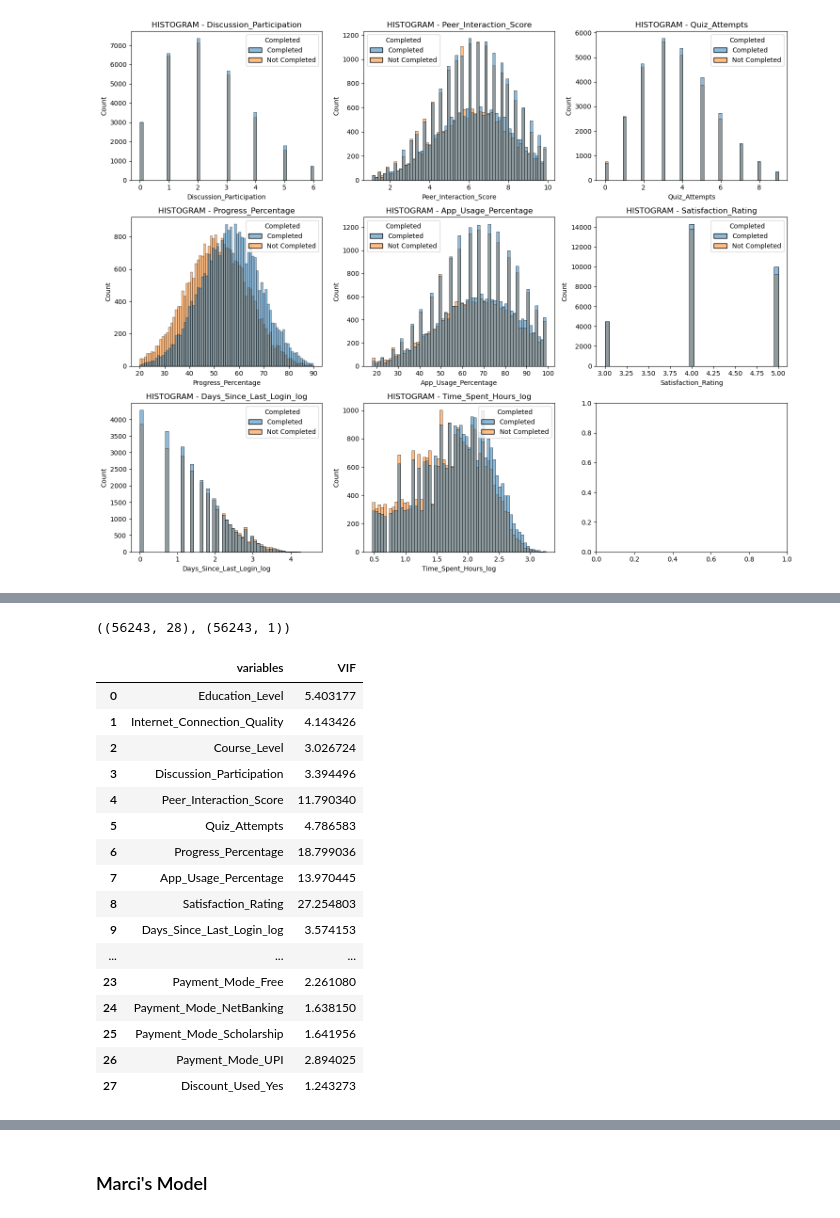
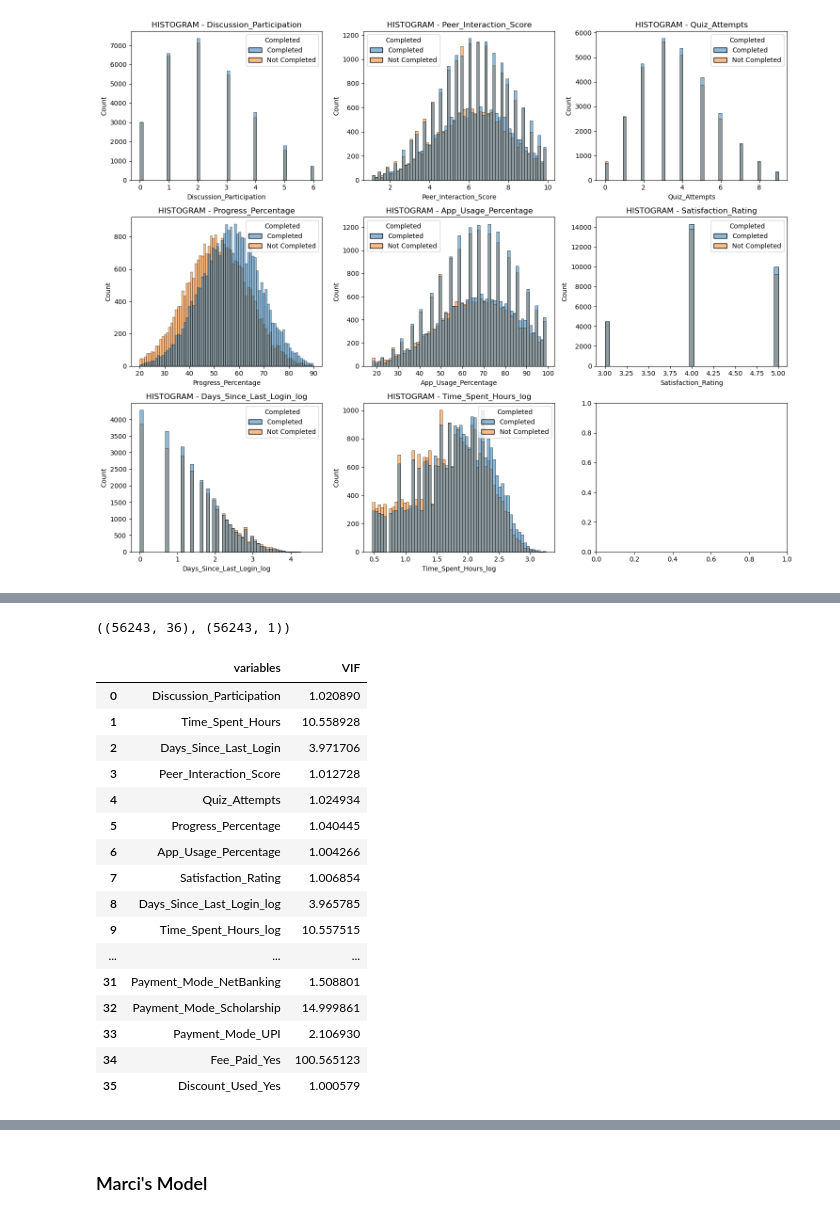
Before and after one commit to AkeemSemperDataScience/data3450-project-v1251-group_1, a Jupyter notebook: START_Project.ipynb, the cells around one changed output, grey strips where cells are left out. Drawn from its saved outputs; the diff is of its cells as text; code cells hidden in the pictures.

```diff
--- a/START_Project.ipynb
+++ b/START_Project.ipynb
@@ -275,7 +234,7 @@ memory usage: 7.1 MB
 # %%
 # Explore data distribution, check for outliers - CATEGORICAL FEATURES
 
-sub_rows = len(cat_list) // 3 + 1                                           # Use length of columns as number of subplot rows
+sub_rows = (len(cat_list)+1) // 3                                           # Use length of columns as number of subplot rows
 sub_cols = 3                                                                # Number of subplot columns
 
 fig, ax = plt.subplots(sub_rows, sub_cols, figsize=(15,4*sub_rows))         # Create subplots based on number of columns in list
@@ -374,8 +333,20 @@ for i, column in enumerate(num_list):
 plt.show()
 # %% [output]
 [figure]
+# %%
+
+## Split data into features (X) and target (y)
+
+dfY = df2[TARGET_COL]  # TARGET_COL = "Completed"
+
+# Drop target + drop raw skewed columns (keep the log versions instead)
+dfX = df2.drop(columns=[
+    TARGET_COL,
+    "Days_Since_Last_Login",
+    "Time_Spent_Hours"
+])
 # %%
 # Split data into features (Xs) and target (Y)
 
-dfY = df2['Completed']                                                                  # Target
-dfX = df2.drop(columns={'Completed', 'Days_Since_Last_Login', 'Time_Spent_Hours'})      # Features - drop log-normal data, keep log-transformed
+# dfY = df2['Completed']                  # Target
+# dfX = df2.drop(columns={'Completed'})   # Features
@@ -386,20 +353,6 @@ dfY = dfY.map({'Completed': True, 'Not Completed': False}).astype(float)
 # %%
-# Encode nominal features
+# Encode using One-Hot method and drop the first column
 
-nominal_cols = ['Gender', 'Employment_Status', 'Device_Type', 'Category', 'Payment_Mode', 'Discount_Used']
-dfX = pd.get_dummies(dfX, columns=nominal_cols, drop_first=True)
-
-# Encode ordinal features
-
-ordinal_cols = ['Education_Level', 'Internet_Connection_Quality', 'Course_Level']
-ordinal_order = [['HighSchool', 'Diploma', 'Bachelor', 'Master', 'PhD'],
-                 ['Low', 'Medium', 'High'],
-                 ['Beginner', 'Intermediate', 'Advanced']]
-
-from sklearn.preprocessing import OrdinalEncoder
-
-ord_enc = OrdinalEncoder(categories=ordinal_order)
-dfX[ordinal_cols] = ord_enc.fit_transform(dfX[ordinal_cols])
-
-dfX.sample(5)
+dfX_encoded = pd.get_dummies(dfX, drop_first=True).astype(float)
+dfX_encoded.sample(5)
 # %% [output]
@@ -418,35 +367,35 @@ dfX = dfX.astype(float)
 # Reshape data
 
 y = np.array(dfY).reshape(-1,1)
-x = np.array(dfX)
+x = np.array(dfX_encoded)
 x.shape, y.shape
 # %% [output]
-((56243, 28), (56243, 1))
+((56243, 36), (56243, 1))
 # %%
 # Calc Variance Inflaction Factors
 
 def calc_vif(X):
     vif = pd.DataFrame()
     vif["variables"] = X.columns
     vif["VIF"] = [variance_inflation_factor(X.values, i) for i in range(X.shape[1])]
     return(vif)
 
-calc_vif(dfX)
+calc_vif(dfX_encoded)
 # %% [output]
 |  | variables | VIF |
-| 0 | Education_Level | 5.403177 |
-| 1 | Internet_Connection_Quality | 4.143426 |
-| 2 | Course_Level | 3.026724 |
-| 3 | Discussion_Participation | 3.394496 |
-| 4 | Peer_Interaction_Score | 11.790340 |
-| 5 | Quiz_Attempts | 4.786583 |
-| 6 | Progress_Percentage | 18.799036 |
-| 7 | App_Usage_Percentage | 13.970445 |
-| 8 | Satisfaction_Rating | 27.254803 |
-| 9 | Days_Since_Last_Login_log | 3.574153 |
+| 0 | Discussion_Participation | 1.020890 |
+| 1 | Time_Spent_Hours | 10.558928 |
+| 2 | Days_Since_Last_Login | 3.971706 |
+| 3 | Peer_Interaction_Score | 1.012728 |
+| 4 | Quiz_Attempts | 1.024934 |
+| 5 | Progress_Percentage | 1.040445 |
+| 6 | App_Usage_Percentage | 1.004266 |
+| 7 | Satisfaction_Rating | 1.006854 |
+| 8 | Days_Since_Last_Login_log | 3.965785 |
+| 9 | Time_Spent_Hours_log | 10.557515 |
 | ... | ... | ... |
-| 23 | Payment_Mode_Free | 2.261080 |
-| 24 | Payment_Mode_NetBanking | 1.638150 |
-| 25 | Payment_Mode_Scholarship | 1.641956 |
-| 26 | Payment_Mode_UPI | 2.894025 |
-| 27 | Discount_Used_Yes | 1.243273 |
+| 31 | Payment_Mode_NetBanking | 1.508801 |
+| 32 | Payment_Mode_Scholarship | 14.999861 |
+| 33 | Payment_Mode_UPI | 2.106930 |
+| 34 | Fee_Paid_Yes | 100.565123 |
+| 35 | Discount_Used_Yes | 1.000579 |
```
Also changed, not shown: parts of 32 cells of this notebook.
